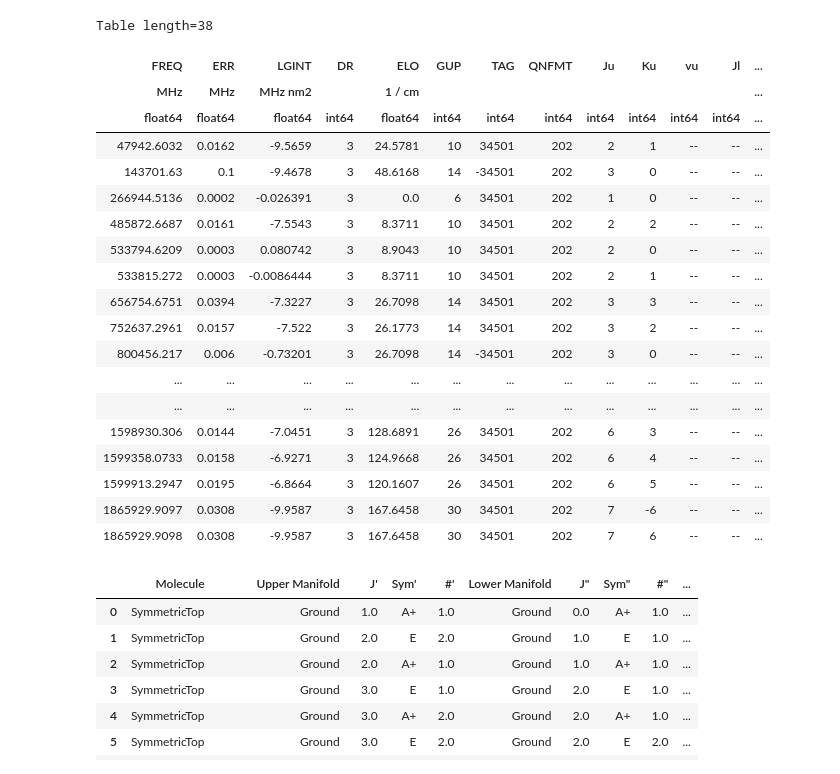
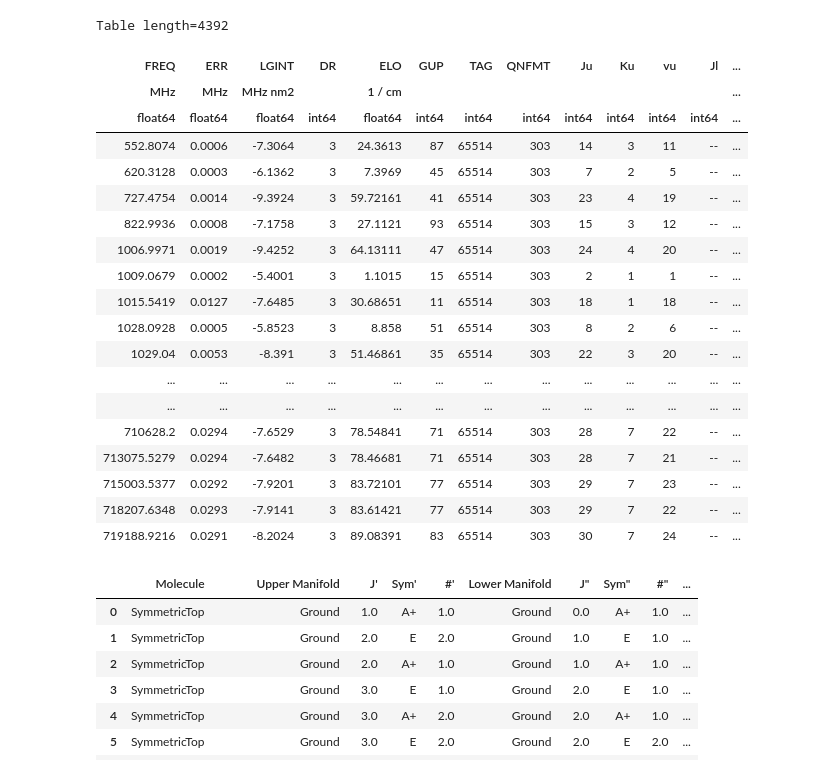
Before and after one commit to mpettyjo/4_BigData, a Jupyter notebook: Plots/RotationalSpec_Compareto_CDMS_JPL.ipynb, the cells around one changed output. Saved outputs shown, nothing was run; the diff lists cells and outputs as text; code cells hidden in the pictures.

```diff
--- a/Plots/RotationalSpec_Compareto_CDMS_JPL.ipynb
+++ b/Plots/RotationalSpec_Compareto_CDMS_JPL.ipynb
@@ -96,29 +96,29 @@ all_list = [('034501 PH3',r'Phosphine - PH$_3$','CDMS',0,0, 30, 'P', ['Ju', 'Ku'
 # %%
 observed_data = CDMS.query_lines(min_frequency=0*u.MHz,
                          max_frequency=6e6*u.MHz,
                          min_strength=-10,
                          temperature_for_intensity=9.375,
-                         molecule='034501 PH3')
+                         molecule='065514 HCCCH2CN')
 observed_data
 # %% [output]
-Table length=38
+Table length=4392
 | FREQ | ERR | LGINT | DR | ELO | GUP | TAG | QNFMT | Ju | Ku | vu | Jl | ... |
 | MHz | MHz | MHz nm2 |  | 1 / cm |  |  |  |  |  |  |  | ... |
 | float64 | float64 | float64 | int64 | float64 | int64 | int64 | int64 | int64 | int64 | int64 | int64 | ... |
-| 47942.6032 | 0.0162 | -9.5659 | 3 | 24.5781 | 10 | 34501 | 202 | 2 | 1 | -- | -- | ... |
-| 143701.63 | 0.1 | -9.4678 | 3 | 48.6168 | 14 | -34501 | 202 | 3 | 0 | -- | -- | ... |
-| 266944.5136 | 0.0002 | -0.026391 | 3 | 0.0 | 6 | 34501 | 202 | 1 | 0 | -- | -- | ... |
-| 485872.6687 | 0.0161 | -7.5543 | 3 | 8.3711 | 10 | 34501 | 202 | 2 | 2 | -- | -- | ... |
-| 533794.6209 | 0.0003 | 0.080742 | 3 | 8.9043 | 10 | 34501 | 202 | 2 | 0 | -- | -- | ... |
-| 533815.272 | 0.0003 | -0.0086444 | 3 | 8.3711 | 10 | 34501 | 202 | 2 | 1 | -- | -- | ... |
-| 656754.6751 | 0.0394 | -7.3227 | 3 | 26.7098 | 14 | 34501 | 202 | 3 | 3 | -- | -- | ... |
-| 752637.2961 | 0.0157 | -7.522 | 3 | 26.1773 | 14 | 34501 | 202 | 3 | 2 | -- | -- | ... |
-| 800456.217 | 0.006 | -0.73201 | 3 | 26.7098 | 14 | -34501 | 202 | 3 | 0 | -- | -- | ... |
+| 552.8074 | 0.0006 | -7.3064 | 3 | 24.3613 | 87 | 65514 | 303 | 14 | 3 | 11 | -- | ... |
+| 620.3128 | 0.0003 | -6.1362 | 3 | 7.3969 | 45 | 65514 | 303 | 7 | 2 | 5 | -- | ... |
+| 727.4754 | 0.0014 | -9.3924 | 3 | 59.72161 | 41 | 65514 | 303 | 23 | 4 | 19 | -- | ... |
+| 822.9936 | 0.0008 | -7.1758 | 3 | 27.1121 | 93 | 65514 | 303 | 15 | 3 | 12 | -- | ... |
+| 1006.9971 | 0.0019 | -9.4252 | 3 | 64.13111 | 47 | 65514 | 303 | 24 | 4 | 20 | -- | ... |
+| 1009.0679 | 0.0002 | -5.4001 | 3 | 1.1015 | 15 | 65514 | 303 | 2 | 1 | 1 | -- | ... |
+| 1015.5419 | 0.0127 | -7.6485 | 3 | 30.68651 | 11 | 65514 | 303 | 18 | 1 | 18 | -- | ... |
+| 1028.0928 | 0.0005 | -5.8523 | 3 | 8.858 | 51 | 65514 | 303 | 8 | 2 | 6 | -- | ... |
+| 1029.04 | 0.0053 | -8.391 | 3 | 51.46861 | 35 | 65514 | 303 | 22 | 3 | 20 | -- | ... |
 | ... | ... | ... | ... | ... | ... | ... | ... | ... | ... | ... | ... | ... |
 | ... | ... | ... | ... | ... | ... | ... | ... | ... | ... | ... | ... | ... |
-| 1598930.306 | 0.0144 | -7.0451 | 3 | 128.6891 | 26 | 34501 | 202 | 6 | 3 | -- | -- | ... |
-| 1599358.0733 | 0.0158 | -6.9271 | 3 | 124.9668 | 26 | 34501 | 202 | 6 | 4 | -- | -- | ... |
-| 1599913.2947 | 0.0195 | -6.8664 | 3 | 120.1607 | 26 | 34501 | 202 | 6 | 5 | -- | -- | ... |
-| 1865929.9097 | 0.0308 | -9.9587 | 3 | 167.6458 | 30 | 34501 | 202 | 7 | -6 | -- | -- | ... |
-| 1865929.9098 | 0.0308 | -9.9587 | 3 | 167.6458 | 30 | 34501 | 202 | 7 | 6 | -- | -- | ... |
+| 710628.2 | 0.0294 | -7.6529 | 3 | 78.54841 | 71 | 65514 | 303 | 28 | 7 | 22 | -- | ... |
+| 713075.5279 | 0.0294 | -7.6482 | 3 | 78.46681 | 71 | 65514 | 303 | 28 | 7 | 21 | -- | ... |
+| 715003.5377 | 0.0292 | -7.9201 | 3 | 83.72101 | 77 | 65514 | 303 | 29 | 7 | 23 | -- | ... |
+| 718207.6348 | 0.0293 | -7.9141 | 3 | 83.61421 | 77 | 65514 | 303 | 29 | 7 | 22 | -- | ... |
+| 719188.9216 | 0.0291 | -8.2024 | 3 | 89.08391 | 83 | 65514 | 303 | 30 | 7 | 24 | -- | ... |
 # %%
```
Also changed, not shown: parts of 7 cells of this notebook.
